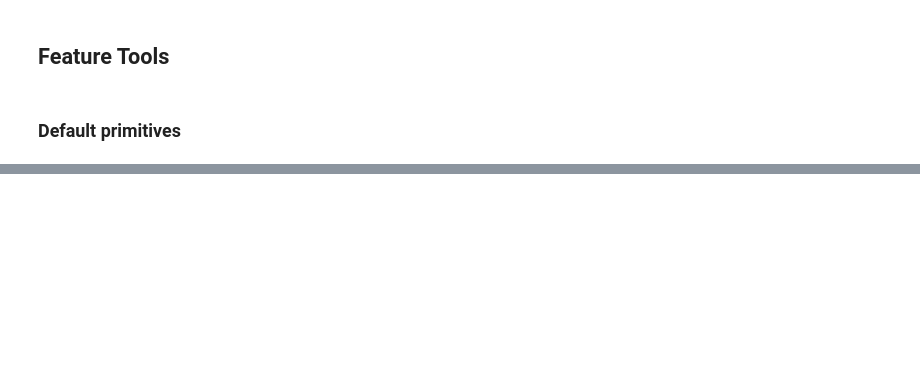
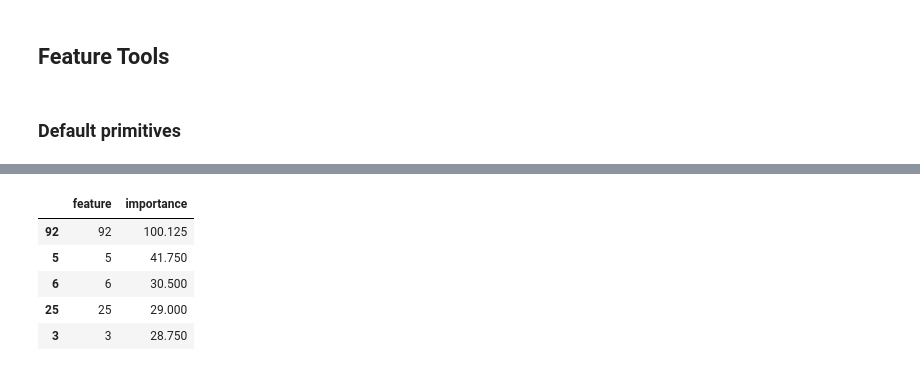
Before and after one commit to roenchina/FinTech_DefaultRisk, a Jupyter notebook: feature_engineering.ipynb, the cells around one changed output, grey strips where cells are left out. Cells and saved outputs as stored; diff of their text form; code cells hidden in the pictures; blank space fills up the shorter version.

```diff
--- a/feature_engineering.ipynb
+++ b/feature_engineering.ipynb
@@ -233,0 +355,27 @@ feature_names[-20:]
+# %%
+app_train_nf = app_train_nf.drop(columns = ['SK_ID_CURR'])
+app_test_nf = app_test_nf.drop(columns = ['SK_ID_CURR'])
+# %%
+imputer2 = SimpleImputer(strategy = 'median')
+# Need to impute missing values
+app_train_nf = imputer2.fit_transform(app_train_nf)
+app_train_nf = pd.DataFrame(app_train_nf)
+# %%
+# Initialize an empty array to hold feature importances
+feature_importances = np.zeros(app_train_nf.shape[1])
+
+# Create the model with several hyperparameters
+model = lgb.LGBMClassifier(objective='binary', boosting_type = 'goss', n_estimators = 10000, class_weight = 'balanced')
+# %%
+# Fit the model twice to avoid overfitting
+for i in range(2):
+
+    # Split into training and validation set
+    train_features, valid_features, train_y, valid_y = train_test_split(app_train_nf, train_labels, test_size = 0.25, random_state = i)
+
+    # Train using early stopping
+    model.fit(train_features, train_y, early_stopping_rounds=100, eval_set = [(valid_features, valid_y)],
+              eval_metric = 'auc', verbose = 200)
+
+    # Record the feature importances
+    feature_importances += model.feature_importances_
@@ -233,0 +391,13 @@ feature_names[-20:]
+# %%
+# Make sure to average feature importances!
+feature_importances = feature_importances / 2
+feature_importances = pd.DataFrame({'feature': list(app_train_nf.columns), 'importance': feature_importances}).sort_values('importance', ascending = False)
+
+feature_importances.head()
+# %% [output]
+|  | feature | importance |
+| 92 | 92 | 100.125 |
+| 5 | 5 | 41.750 |
+| 6 | 6 | 30.500 |
+| 25 | 25 | 29.000 |
+| 3 | 3 | 28.750 |
```
Also changed, not shown: parts of 33 cells of this notebook, 2 other files.
